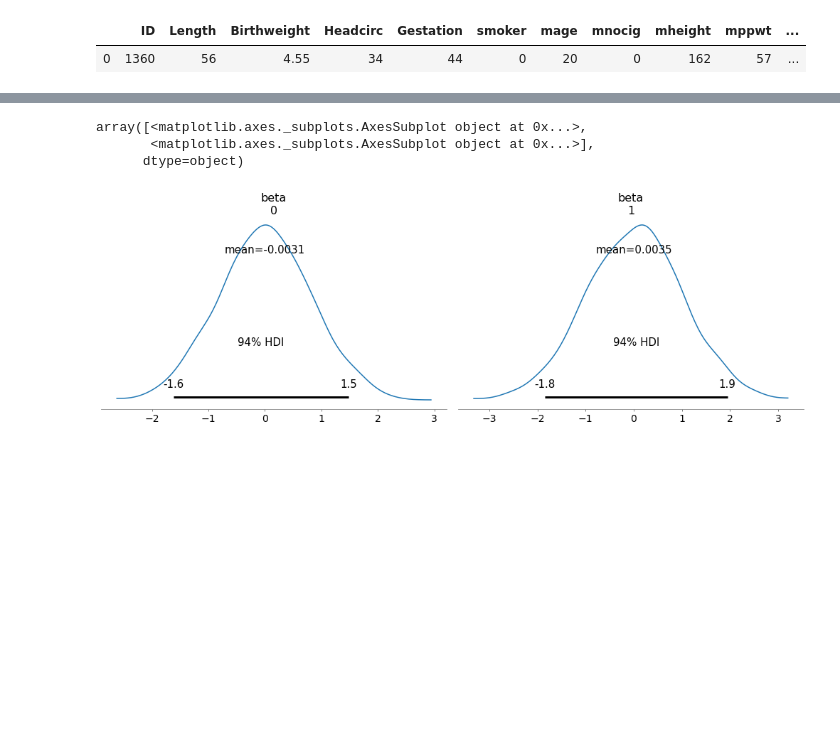
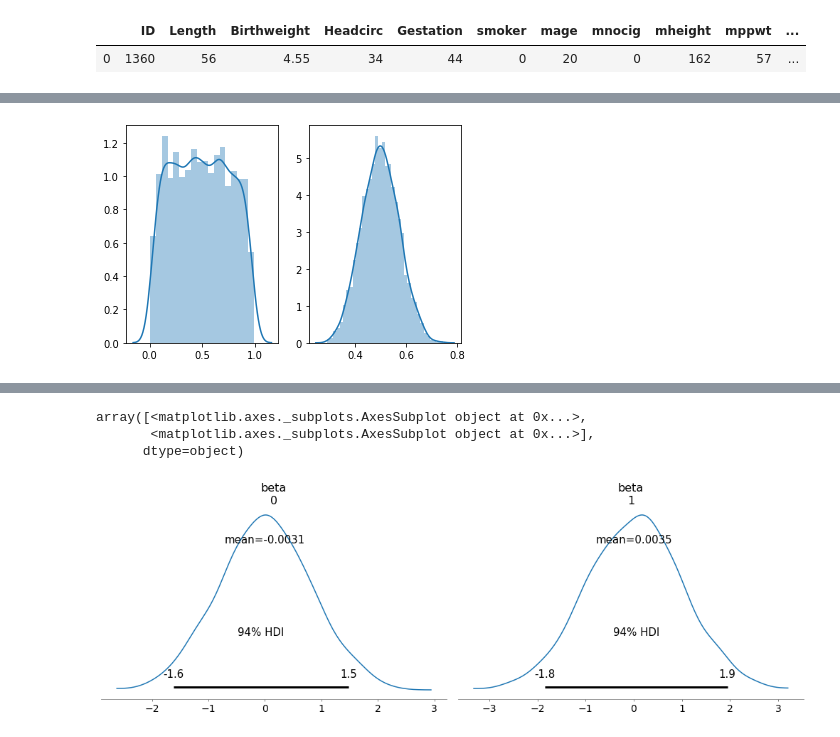
Before and after one commit to ebrlab/Statistical-methods-for-research-workers-psychology-and-neuroscience, a Jupyter notebook: notebooks/Bayesian logistic regression.ipynb, the cells around one changed output, grey strips where cells are left out. Cells and saved outputs as stored; diff of their text form; code cells hidden in the pictures; blank space fills up the shorter version.

```diff
--- a/notebooks/Bayesian logistic regression.ipynb
+++ b/notebooks/Bayesian logistic regression.ipynb
@@ -130,13 +188,17 @@ INFO:pystan:COMPILING THE C++ CODE FOR MODEL anon_model_50b966c7ba5dfbb9cd25d1c2
 # %%
-x = pt.dmatrix(" ~ mheight ", data = df)
+x = pt.dmatrix(" ~ smoker ", data = df)
 x = np.asarray(x)
 
-data = {'N': len(df),
+Prior_data = {'N': len(df),
         'x': x,
         'K': 2,
         'y': df["lowbwt"].values,
-
-        'onlyprior': 1}
+        # set to 1 to run prior predcitive check
+        'onlyprior': 1,
+        'intercept_mu': 0,
+        'intercept_sd': 1.5,
+        'slope_mu': 0,
+        'slope_sd': .3}
 # %%
-fit = sm.sampling(data = data, iter = 2000, chains = 4, seed = 1, warmup = 1000)
+prior_PC = sm.sampling(data = Prior_data, iter = 2000, chains = 4, seed = 1, warmup = 1000)
 # %%
@@ -167,0 +211,8 @@ fit_df.head(-1)
+# %%
+#Plot the probablities generated by the prior predcitive checks
+plt.subplot(1, 2, 1);
+sns.distplot(prior_PC['P_beta[1]']);
+plt.subplot(1, 2, 2);
+sns.distplot(prior_PC['P_beta[2]']);
+# %% [output]
+[figure, added]
```
Also changed, not shown: parts of 15 cells of this notebook.
